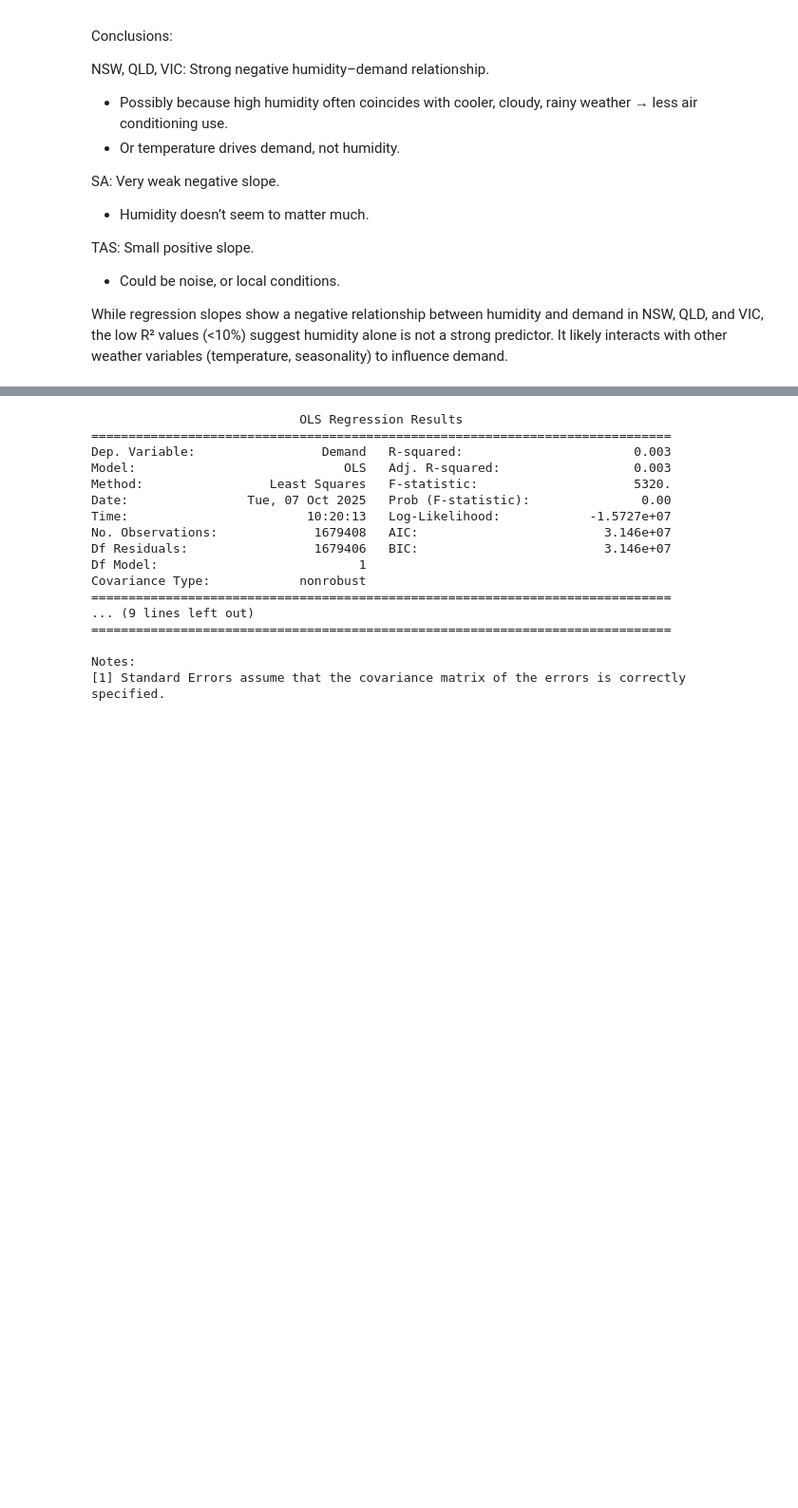
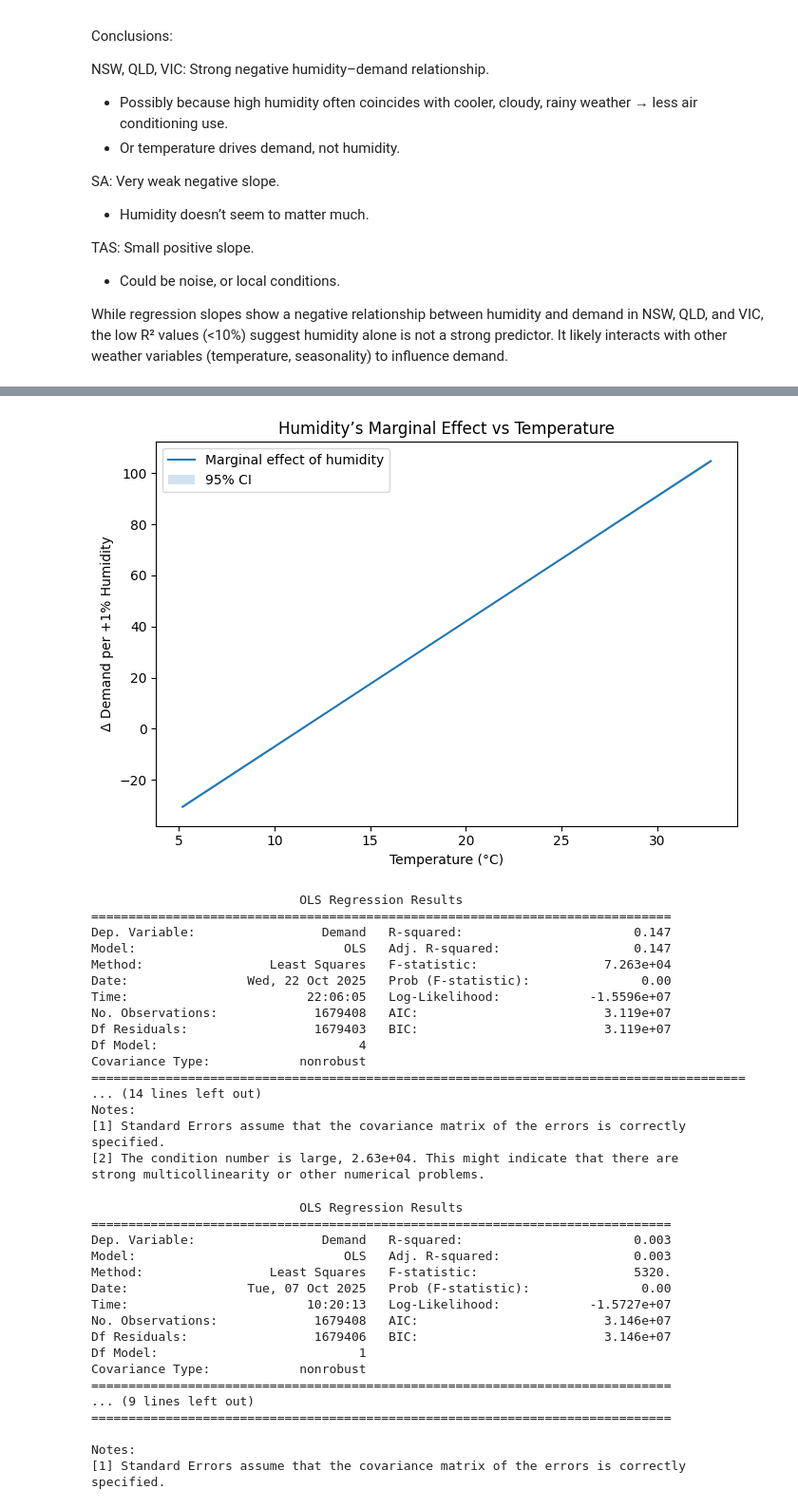
Before and after one commit to harjask-7/ADS1002-project, a Jupyter notebook: notebooks/jiehni/eda_humidity_demand.ipynb, the cells around one changed output, grey strips where cells are left out. Shown at 95% size. Drawn from its saved outputs; the diff is of its cells as text; code cells hidden in the pictures; blank space fills up the shorter version.

```diff
--- a/notebooks/jiehni/eda_humidity_demand.ipynb
+++ b/notebooks/jiehni/eda_humidity_demand.ipynb
@@ -221,3 +239,58 @@ strong multicollinearity or other numerical problems.
+# %%
+import statsmodels.formula.api as smf
+import numpy as np
+import matplotlib.pyplot as plt
+
+# Refit with interaction
+model_int = smf.ols(
+    "Demand ~ Humidity + Temperature + I(Temperature**2) + Humidity:Temperature",
+    data=data
+).fit()
+
+# Marginal effect: d(Demand)/d(Humidity) = β_H + β_H:T * T
+b = model_int.params
+V = model_int.cov_params()
+beta_h  = b['Humidity']
+beta_ht = b['Humidity:Temperature']
+
+T = np.linspace(data['Temperature'].quantile(0.01),
+                data['Temperature'].quantile(0.99), 200)
+
+effect = beta_h + beta_ht * T
+var = (V.loc['Humidity','Humidity']
+       + (T**2)*V.loc['Humidity:Temperature','Humidity:Temperature']
+       + 2*T*V.loc['Humidity','Humidity:Temperature'])
+se = np.sqrt(var)
+lo, hi = effect - 1.96*se, effect + 1.96*se
+
+plt.figure(figsize=(7,5))
+plt.plot(T, effect, label="Marginal effect of humidity")
+plt.fill_between(T, lo, hi, alpha=0.2, label="95% CI")
+plt.xlabel("Temperature (°C)")
+plt.ylabel("Δ Demand per +1% Humidity")
+plt.title("Humidity’s Marginal Effect vs Temperature")
+plt.legend(); plt.tight_layout(); plt.show()
+
+print(model_int.summary())
+# %% [output]
+[figure, added]
+                            OLS Regression Results
+==============================================================================
+Dep. Variable:                 Demand   R-squared:                       0.147
+Model:                            OLS   Adj. R-squared:                  0.147
+Method:                 Least Squares   F-statistic:                 7.263e+04
+Date:                Wed, 22 Oct 2025   Prob (F-statistic):               0.00
+Time:                        22:06:05   Log-Likelihood:            -1.5596e+07
+No. Observations:             1679408   AIC:                         3.119e+07
+Df Residuals:                 1679403   BIC:                         3.119e+07
+Df Model:                           4
+Covariance Type:            nonrobust
+========================================================================================
+... (14 lines left out)
+Notes:
+[1] Standard Errors assume that the covariance matrix of the errors is correctly specified.
+[2] The condition number is large, 2.63e+04. This might indicate that there are
+strong multicollinearity or other numerical problems.
 # %%
 model_notemp = smf.ols(
     "Demand ~ Humidity",
```
Also changed, not shown: parts of 3 cells of this notebook, 2 other files.
